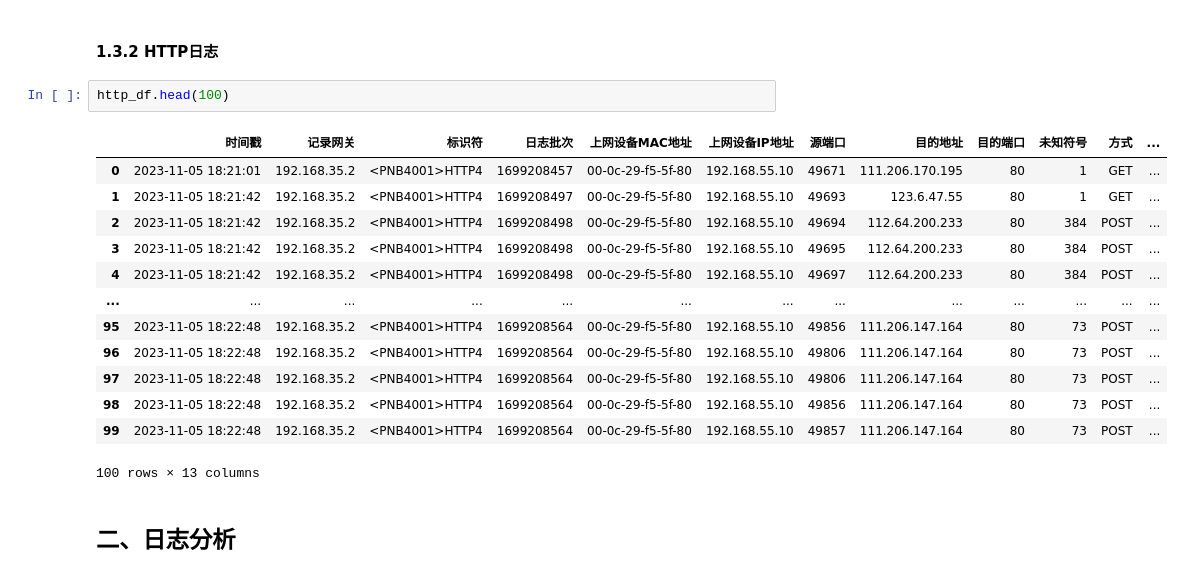
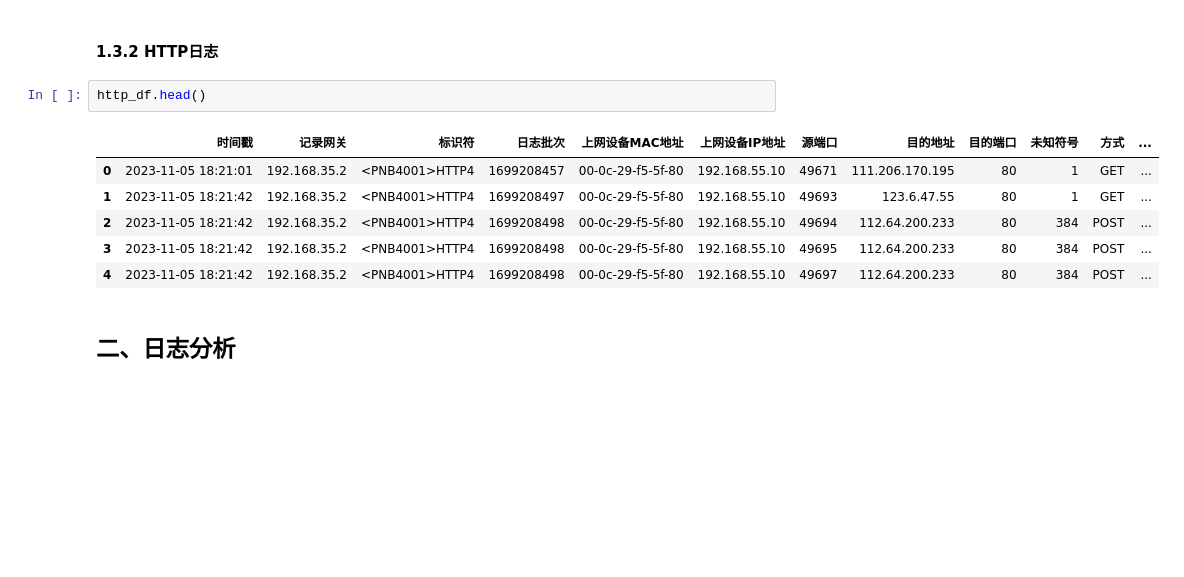
Before and after one commit to Shlisok/logAnalysis, a Jupyter notebook: 日志分析.ipynb, the cells around one changed output. Drawn from its saved outputs; the diff is of its cells as text; blank space fills up the shorter version.

```diff
--- a/日志分析.ipynb
+++ b/日志分析.ipynb
@@ -65,21 +65,14 @@ dns_df.head()
 # %% [markdown]
 #### 1.3.2 HTTP日志
 # %%
-http_df.head(100)
+http_df.head()
 # %% [output]
 |  | 时间戳 | 记录网关 | 标识符 | 日志批次 | 上网设备MAC地址 | 上网设备IP地址 | 源端口 | 目的地址 | 目的端口 | 未知符号 | 方式 | ... |
 | 0 | 2023-11-05 18:21:01 | 192.168.35.2 | <PNB4001>HTTP4 | 1699208457 | 00-0c-29-f5-5f-80 | 192.168.55.10 | 49671 | 111.206.170.195 | 80 | 1 | GET | ... |
 | 1 | 2023-11-05 18:21:42 | 192.168.35.2 | <PNB4001>HTTP4 | 1699208497 | 00-0c-29-f5-5f-80 | 192.168.55.10 | 49693 | 123.6.47.55 | 80 | 1 | GET | ... |
 | 2 | 2023-11-05 18:21:42 | 192.168.35.2 | <PNB4001>HTTP4 | 1699208498 | 00-0c-29-f5-5f-80 | 192.168.55.10 | 49694 | 112.64.200.233 | 80 | 384 | POST | ... |
 | 3 | 2023-11-05 18:21:42 | 192.168.35.2 | <PNB4001>HTTP4 | 1699208498 | 00-0c-29-f5-5f-80 | 192.168.55.10 | 49695 | 112.64.200.233 | 80 | 384 | POST | ... |
 | 4 | 2023-11-05 18:21:42 | 192.168.35.2 | <PNB4001>HTTP4 | 1699208498 | 00-0c-29-f5-5f-80 | 192.168.55.10 | 49697 | 112.64.200.233 | 80 | 384 | POST | ... |
-| ... | ... | ... | ... | ... | ... | ... | ... | ... | ... | ... | ... | ... |
-| 95 | 2023-11-05 18:22:48 | 192.168.35.2 | <PNB4001>HTTP4 | 1699208564 | 00-0c-29-f5-5f-80 | 192.168.55.10 | 49856 | 111.206.147.164 | 80 | 73 | POST | ... |
-| 96 | 2023-11-05 18:22:48 | 192.168.35.2 | <PNB4001>HTTP4 | 1699208564 | 00-0c-29-f5-5f-80 | 192.168.55.10 | 49806 | 111.206.147.164 | 80 | 73 | POST | ... |
-| 97 | 2023-11-05 18:22:48 | 192.168.35.2 | <PNB4001>HTTP4 | 1699208564 | 00-0c-29-f5-5f-80 | 192.168.55.10 | 49806 | 111.206.147.164 | 80 | 73 | POST | ... |
-| 98 | 2023-11-05 18:22:48 | 192.168.35.2 | <PNB4001>HTTP4 | 1699208564 | 00-0c-29-f5-5f-80 | 192.168.55.10 | 49856 | 111.206.147.164 | 80 | 73 | POST | ... |
-| 99 | 2023-11-05 18:22:48 | 192.168.35.2 | <PNB4001>HTTP4 | 1699208564 | 00-0c-29-f5-5f-80 | 192.168.55.10 | 49857 | 111.206.147.164 | 80 | 73 | POST | ... |
-100 rows × 13 columns
 # %% [markdown]
 ## 二、日志分析
 # %% [markdown]
```
Also changed, not shown: parts of 8 cells of this notebook.
